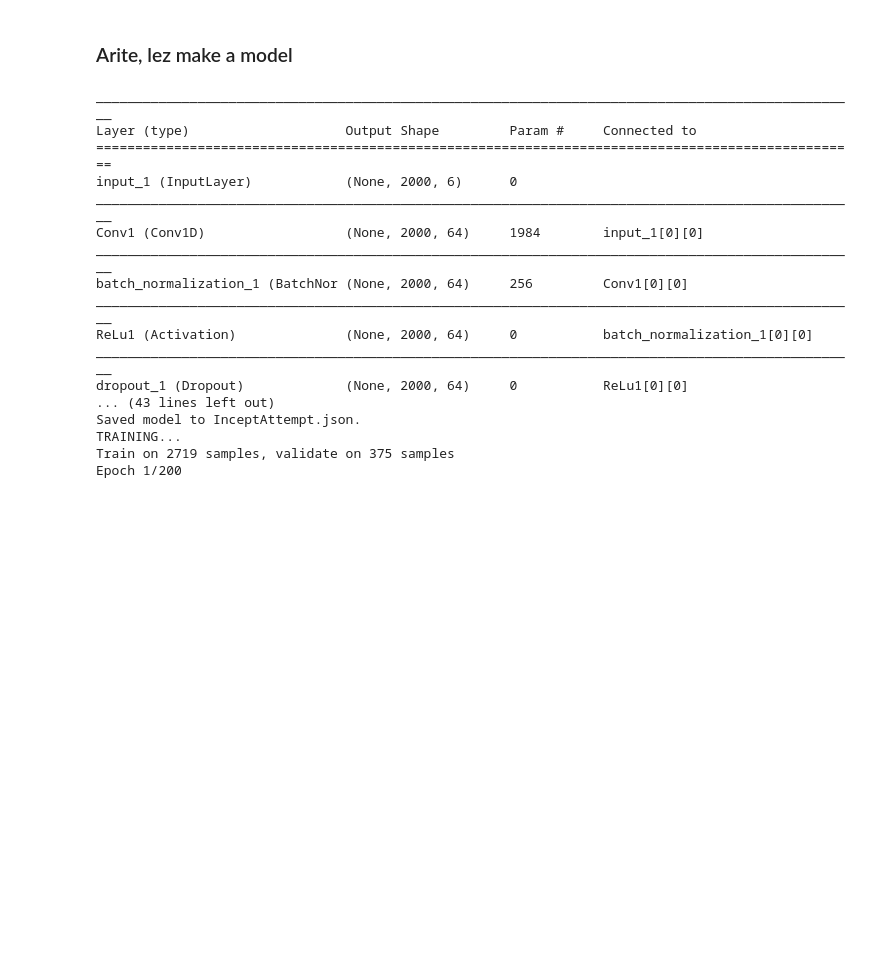
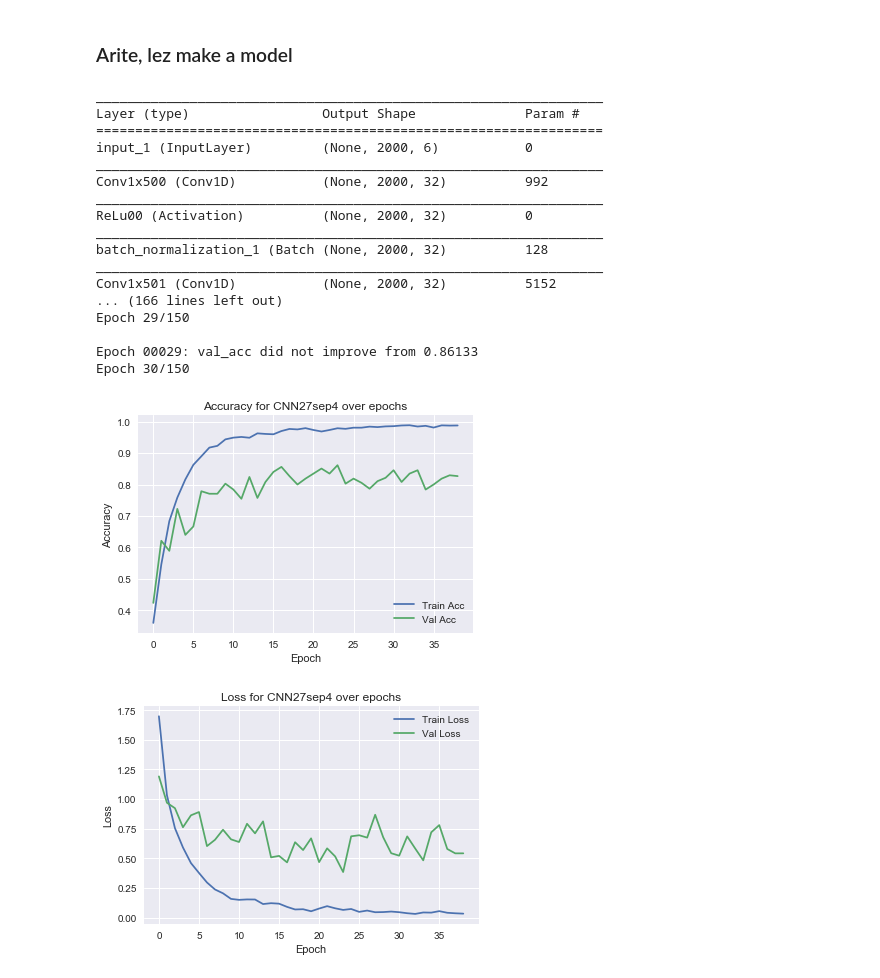
Before and after one commit to BabaJaguska/FingerTapping, a Jupyter notebook: TappingML.ipynb, the cells around one changed output. Saved outputs shown, nothing was run; the diff lists cells and outputs as text; code cells hidden in the pictures; blank space fills up the shorter version.

```diff
--- a/TappingML.ipynb
+++ b/TappingML.ipynb
@@ -44,9 +49,11 @@ def CNNModel(inputShape, nConvLayers):
 
     #convolutions
     x = input1
+
+
     for i in range(0,nConvLayers):
 
-        nFilters = 256 if i>1 else 64*(i+1)
+        nFilters = 128 if i>1 else 32*(i+1)
         inside = 3 if i>1 else 2
         for temp in range(0,inside):
             x = Conv1D(filters = nFilters,
@@ -54,23 +61,24 @@ def CNNModel(inputShape, nConvLayers):
                   padding = 'same',
                   strides = 1,
                   name = 'Conv1x5{}{}'.format(i,temp))(x)
+
+            x = Activation('relu',name='ReLu{}{}'.format(i,temp))(x)
             x = BatchNormalization()(x)
-            x = Activation('relu',name='ReLu{}{}'.format(i,temp))(x)
 
         x = MaxPooling1D(2,
                       padding = 'same',
                       strides = 1,
                       name = 'MaxPooling1D{}'.format(i))(x)
-        x = Dropout(0.3)(x)
 
+    x = Dropout(0.5)(x)
 
     # Fully connected
     x = Flatten()(x)
+
     x = Dense(128)(x)
-    x = Dropout(0.3)(x)
-    x = Dense(64)(x)
-    x = Dropout(0.3)(x)
     x = Activation('relu', name = 'reLU_dense')(x)
+    x = Dropout(0.6)(x)
+
     x = Dense(4)(x)
     x = Activation('softmax',name = 'Softmax')(x)
 
@@ -149,9 +87,9 @@ def inceptionModel(inputShape):
 # %%
 def saveModelTopology(model,modelName):
-    model_json = model.to_json()
-    with open(modelName+'.json', "w") as json_file:
-        json_file.write(model_json)
-    print("Saved model to {}.json.".format(modelName))
+    model_json = model.to_yaml()
+    with open(modelName+'.yaml', "w") as yaml_file:
+        yaml_file.write(model_json)
+    print("Saved model to {}.yaml".format(modelName))
     return
 # %%
 def defCallbacks(weightFile):
@@ -163,7 +101,7 @@ def defCallbacks(weightFile):
                                  save_weights_only = True,
                                  mode='max')
     early = EarlyStopping(monitor='val_acc',
-                          patience = 10,
+                          patience = 15,
                           verbose = 1,
                           mode='max')
     return [checkpoint, early]
@@ -174,7 +112,7 @@ def fitModel(model, modelName, Xtrain, Ytrain, Xval, Yval, epochs):
 
     # make file name
     tm = time.gmtime()
-    weightFile = '{}.{}.{}.{}.{}.{}.h5'.format(modelName,tm[2],tm[1],tm[0],tm[3]+1,tm[4])
+    weightFile = 'BEST_WEIGHTS{}.{}.{}.{}.{}.{}.h5'.format(modelName,tm[2],tm[1],tm[0],tm[3]+1,tm[4])
 
     #define callbacks
     callbacks = defCallbacks(weightFile)
@@ -182,7 +120,7 @@ def fitModel(model, modelName, Xtrain, Ytrain, Xval, Yval, epochs):
     # FIT THE MODEL
     history = model.fit(x = Xtrain, y = Ytrain,
                         epochs=epochs,
-                        batch_size=4,
+                        batch_size=8,
                         validation_data = (Xval,Yval),
                         callbacks = callbacks)
     toc = time.time()
@@ -190,7 +128,7 @@ def fitModel(model, modelName, Xtrain, Ytrain, Xval, Yval, epochs):
 
 
     # Save the weights
-    model.save_weights(str(modelName)+'.h5') # ???????
+    #model.save_weights(str(modelName)+'.h5') # ???????
 
     return history
 # %%
@@ -226,21 +164,21 @@ histories = []
 modelDepths = []
 accuracies = []
 
-for nConvLayers in range(3,4):
-    model = inceptionModel((Xtrain.shape[1],Xtrain.shape[2]))
+for nConvLayers in range(4,5):
 
-    #model = CNNModel((Xtrain.shape[1],Xtrain.shape[2]),nConvLayers)
+    model = CNNModel((Xtrain.shape[1],Xtrain.shape[2]),nConvLayers)
     opt = optimizers.SGD(lr=0.0001, momentum=0.9, nesterov=True)
     model.compile(optimizer = opt,
              loss='categorical_crossentropy',
              metrics = ['accuracy'])
     model.summary()
-    #modelName = 'CNN_{}_Layers_Deep'.format(nConvLayers)
-    modelName = 'InceptAttempt'
+
+    modelName = 'CNN27sep'+ str(nConvLayers)
     saveModelTopology(model,modelName)
+    model.save(modelName+'CEO.h5')
 
     print('TRAINING...')
-    epochs = 200
+    epochs = 150
     history = fitModel(model,modelName, Xtrain, Ytrain, Xval, Yval, epochs)
     histories.append(history.history)
     modelDepths.append(nConvLayers)
@@ -251,47 +189,49 @@ for nConvLayers in range(3,4):
     # plot Accuracy over Epochs
     plt.plot(history.history['acc'])
     plt.plot(history.history['val_acc'])
     plt.xlabel('Epoch')
     plt.ylabel('Accuracy')
     plt.legend(['Train Acc','Val Acc'])
     plt.title('Accuracy for {} over epochs'.format(modelName))
     plt.show()
 
     # plot Loss over Epochs
     plt.plot(history.history['loss'])
     plt.plot(history.history['val_loss'])
     plt.xlabel('Epoch')
     plt.ylabel('Loss')
     plt.legend(['Train Loss','Val Loss'])
     plt.title('Loss for {} over epochs'.format(modelName))
     plt.show()
 
 #     acc = evaluateModel(model, modelName, Xval, Yval)
 #     accuracies.append(acc)
 
 
     with open("hist.txt", "w") as f:
         for h in histories:
             f.write(str(h) +"\n")
 
 #     with open("hist.txt", "r") as f:
 #         for line in f:
 #             histo.append(int(line.strip()))
 # %% [output]
-__________________________________________________________________________________________________
-Layer (type)                    Output Shape         Param #     Connected to
-==================================================================================================
-input_1 (InputLayer)            (None, 2000, 6)      0
-__________________________________________________________________________________________________
-Conv1 (Conv1D)                  (None, 2000, 64)     1984        input_1[0][0]
-__________________________________________________________________________________________________
-batch_normalization_1 (BatchNor (None, 2000, 64)     256         Conv1[0][0]
-__________________________________________________________________________________________________
-ReLu1 (Activation)              (None, 2000, 64)     0           batch_normalization_1[0][0]
-__________________________________________________________________________________________________
-dropout_1 (Dropout)             (None, 2000, 64)     0           ReLu1[0][0]
-... (43 lines left out)
-Saved model to InceptAttempt.json.
-TRAINING...
-Train on 2719 samples, validate on 375 samples
-Epoch 1/200
+_________________________________________________________________
+Layer (type)                 Output Shape              Param #
+=================================================================
+input_1 (InputLayer)         (None, 2000, 6)           0
+_________________________________________________________________
+Conv1x500 (Conv1D)           (None, 2000, 32)          992
+_________________________________________________________________
+ReLu00 (Activation)          (None, 2000, 32)          0
+_________________________________________________________________
+batch_normalization_1 (Batch (None, 2000, 32)          128
+_________________________________________________________________
+Conv1x501 (Conv1D)           (None, 2000, 32)          5152
+... (166 lines left out)
+Epoch 29/150
+
+Epoch 00029: val_acc did not improve from 0.86133
+Epoch 30/150
+[figure, added]
+[figure, added]
```
Also changed, not shown: parts of 3 cells of this notebook.
